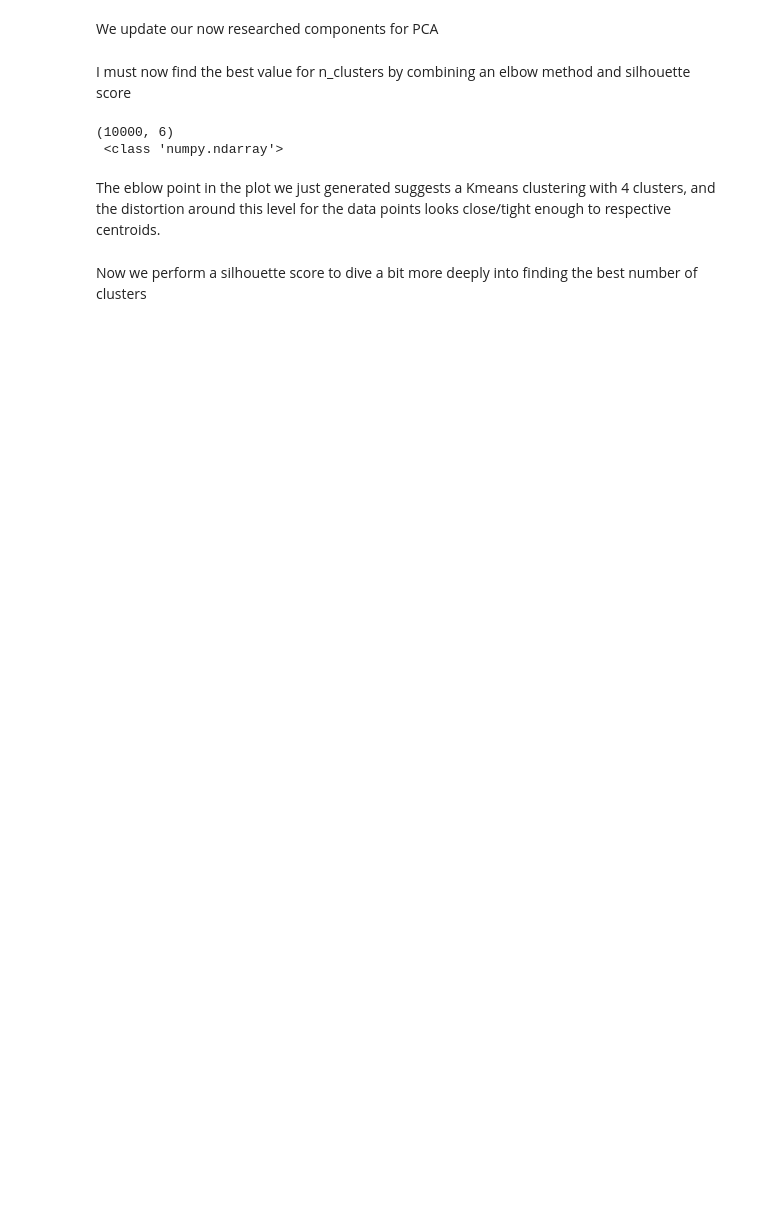
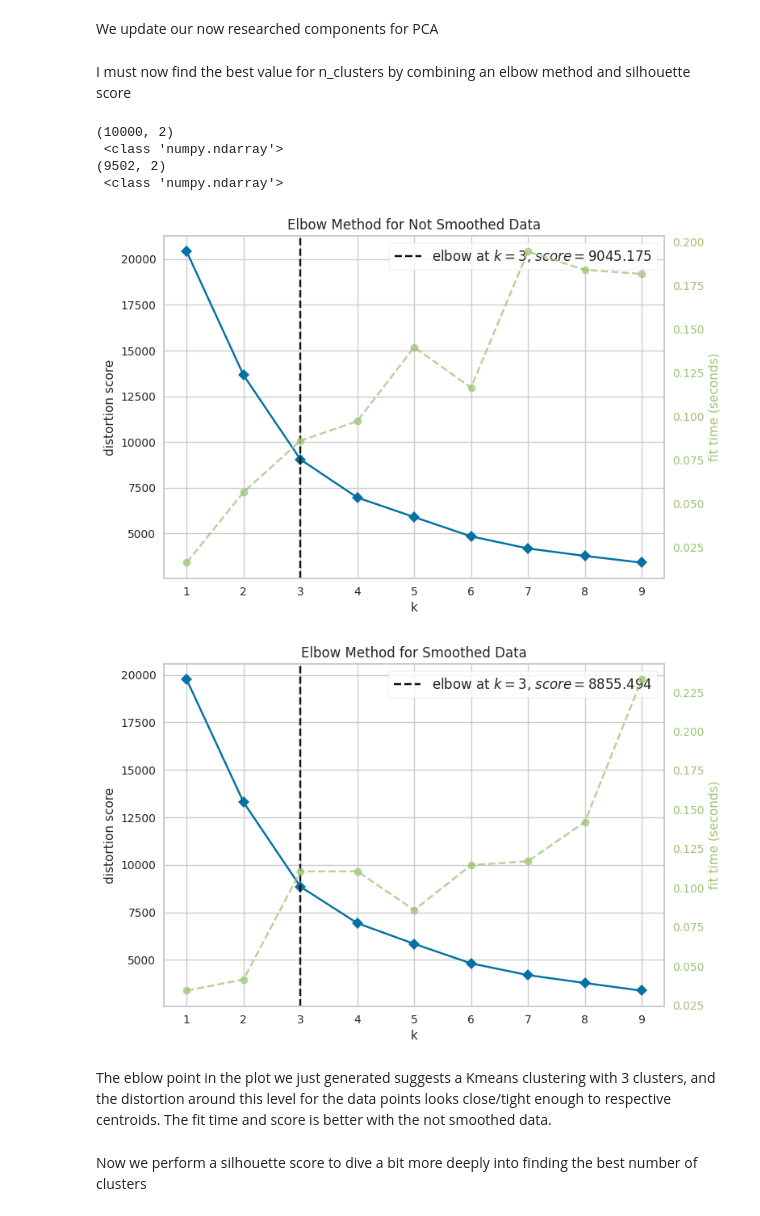
Before and after one commit to MaxBWiseman/Predictive_Analytics_Project, a Jupyter notebook: jupyter_notebooks/Feature_Engineering_Notebook.ipynb, the cells around one changed output. Drawn from its saved outputs; the diff is of its cells as text; code cells hidden in the pictures; blank space fills up the shorter version.

Commit message:
Engineered data
Fully engineered both the smoothed data and un-smoothed data. Giving much better results for plots, clustering and regression task.

```diff
--- a/jupyter_notebooks/Feature_Engineering_Notebook.ipynb
+++ b/jupyter_notebooks/Feature_Engineering_Notebook.ipynb
@@ -130,7 +130,7 @@ import seaborn as sns
 import pingouin as pg
 import matplotlib.pyplot as plt
 
-df_numeric = df_smooth.select_dtypes(include=['float64','int64'])
+df_numeric = df1.select_dtypes(include=['float64','int64'])
 
 def calculate_skew_kurtosis(df,col, moment):
   print(f"{moment}  | skewness: {df[col].skew().round(2)} | kurtosis: {df[col].kurtosis().round(2)}")
@@ -275,8 +290,7 @@ Lets now perform the other transformers we will need for a unsupervised clusteri
 # %%
 import numpy as np
 from sklearn.pipeline import Pipeline
-# scaling
-from sklearn.preprocessing import StandardScaler
+# encoding
 from feature_engine.encoding import OrdinalEncoder
 # pca
 from sklearn.decomposition import PCA
@@ -287,9 +301,8 @@ def ClusterPipeline():
     pipeline_cluster_base = Pipeline([
         ('encoder', OrdinalEncoder(encoding_method='arbitrary', variables=["Activity Level"])),
         # I have chosen OrdinalEncoder as our categorical variables have an ordinal relationship
-        ('scaler', StandardScaler()),
         ('pca', PCA(n_components=50, random_state=42)),
-        ('kmeans', KMeans(n_clusters=50, random_state=42))
+        ('kmeans', KMeans(n_clusters=20, random_state=42))
     ])
     return pipeline_cluster_base
 
@@ -339,8 +363,8 @@ def ClusterPipeline():
         ('encoder', OrdinalEncoder(encoding_method='arbitrary', variables=["Activity Level"])),
         # I have chosen OrdinalEncoder as our categorical variables have an ordinal relationship
         ('scaler', StandardScaler()),
-        ('pca', PCA(n_components=6, random_state=42)), # 6 components explain 100% of the data
-        ('kmeans', KMeans(n_clusters=50, random_state=42))
+        ('pca', PCA(n_components=2, random_state=42)),
+        ('kmeans', KMeans(n_clusters=10, random_state=42))
     ])
     return pipeline_cluster_base
 
@@ -349,26 +373,39 @@ pipeline_cluster = ClusterPipeline()
 I must now find the best value for n_clusters by combining an elbow method and silhouette score
 # %%
 pipeline_analysis = Pipeline(pipeline_cluster.steps[:-1])
-df_analysis = pipeline_analysis.fit_transform(df1_transformed)
-df_analysis_smooth = pipeline_analysis.fit_transform(df_smooth_transformed)
+df_analysis = pipeline_analysis.fit_transform(df1_scaled)
+df_analysis_smooth = pipeline_analysis.fit_transform(df_smooth_scaled)
 
 print(df_analysis.shape, '\n', type(df_analysis))
 print(df_analysis_smooth.shape, '\n', type(df_analysis_smooth))
 # %% [output]
-(10000, 6)
+(10000, 2)
  <class 'numpy.ndarray'>
+(9502, 2)
+ <class 'numpy.ndarray'>
 # %%
 from yellowbrick.cluster import KElbowVisualizer
+from matplotlib import rcParams
+
+rcParams['font.family'] = ['DejaVu Sans'] # remove warning about fonts
+
 
 viz = KElbowVisualizer(KMeans(random_state=42), k=(1,10))
+viz.title = "Elbow Method for Not Smoothed Data"
 viz.fit(df_analysis)
 viz.show()
 plt.show()
-viz.fit(df_analysis_smooth)
-viz.show()
+
+viz2 = KElbowVisualizer(KMeans(random_state=42), k=(1,10))
+viz2.title = "Elbow Method for Smoothed Data"
+viz2.fit(df_analysis_smooth)
+viz2.show()
 plt.show()
+# %% [output]
+[figure, added]
+[figure, added]
 # %% [markdown]
-The eblow point in the plot we just generated suggests a Kmeans clustering with 4 clusters, and the distortion around this level for the data points looks close/tight enough to respective centroids.
+The eblow point in the plot we just generated suggests a Kmeans clustering with 3 clusters, and the distortion around this level for the data points looks close/tight enough to respective centroids. The fit time and score is better with the not smoothed data.
 # %% [markdown]
 Now we perform a silhouette score to dive a bit more deeply into finding the best number of clusters
 # %%
```
Also changed, not shown: parts of 46 cells of this notebook.
